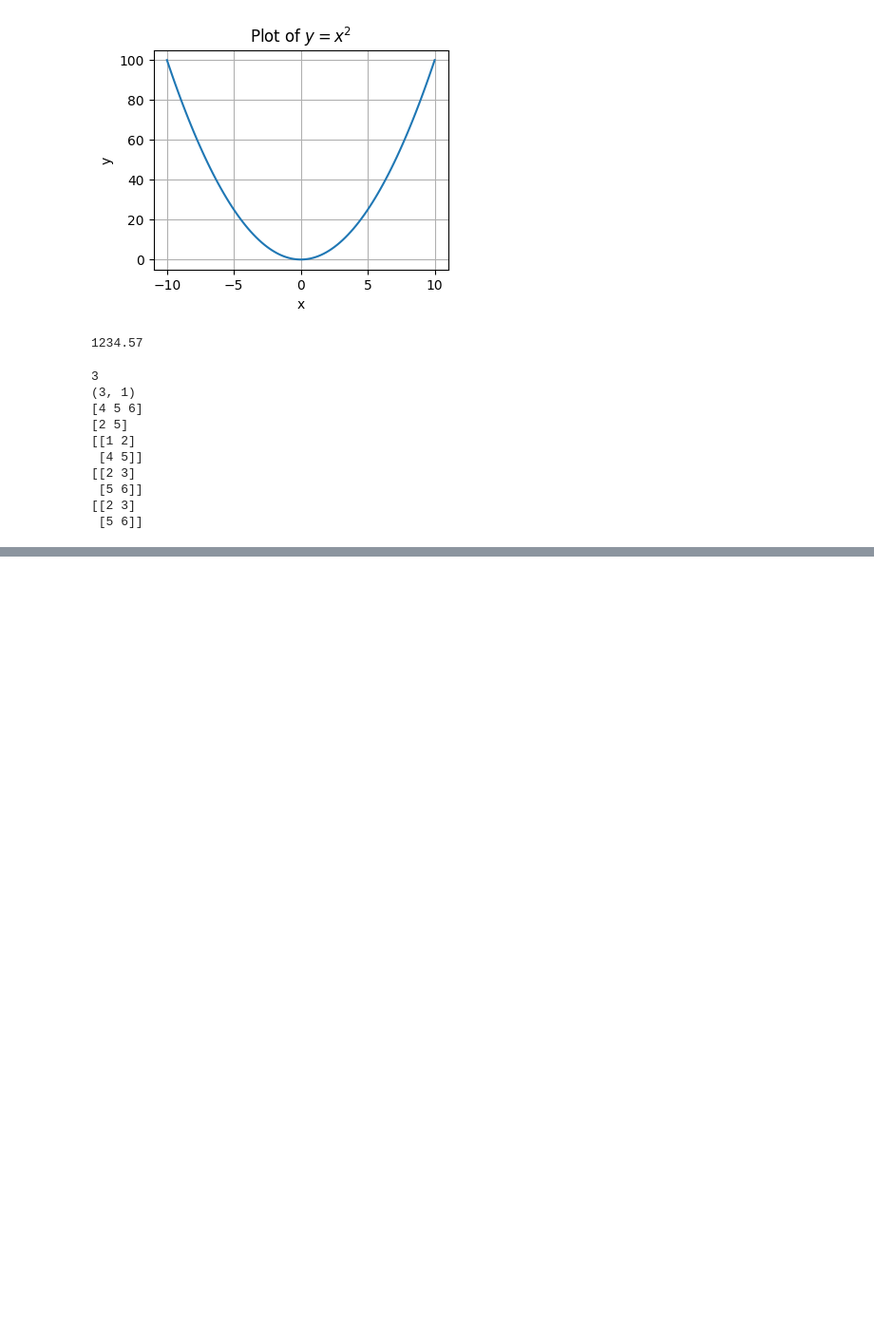
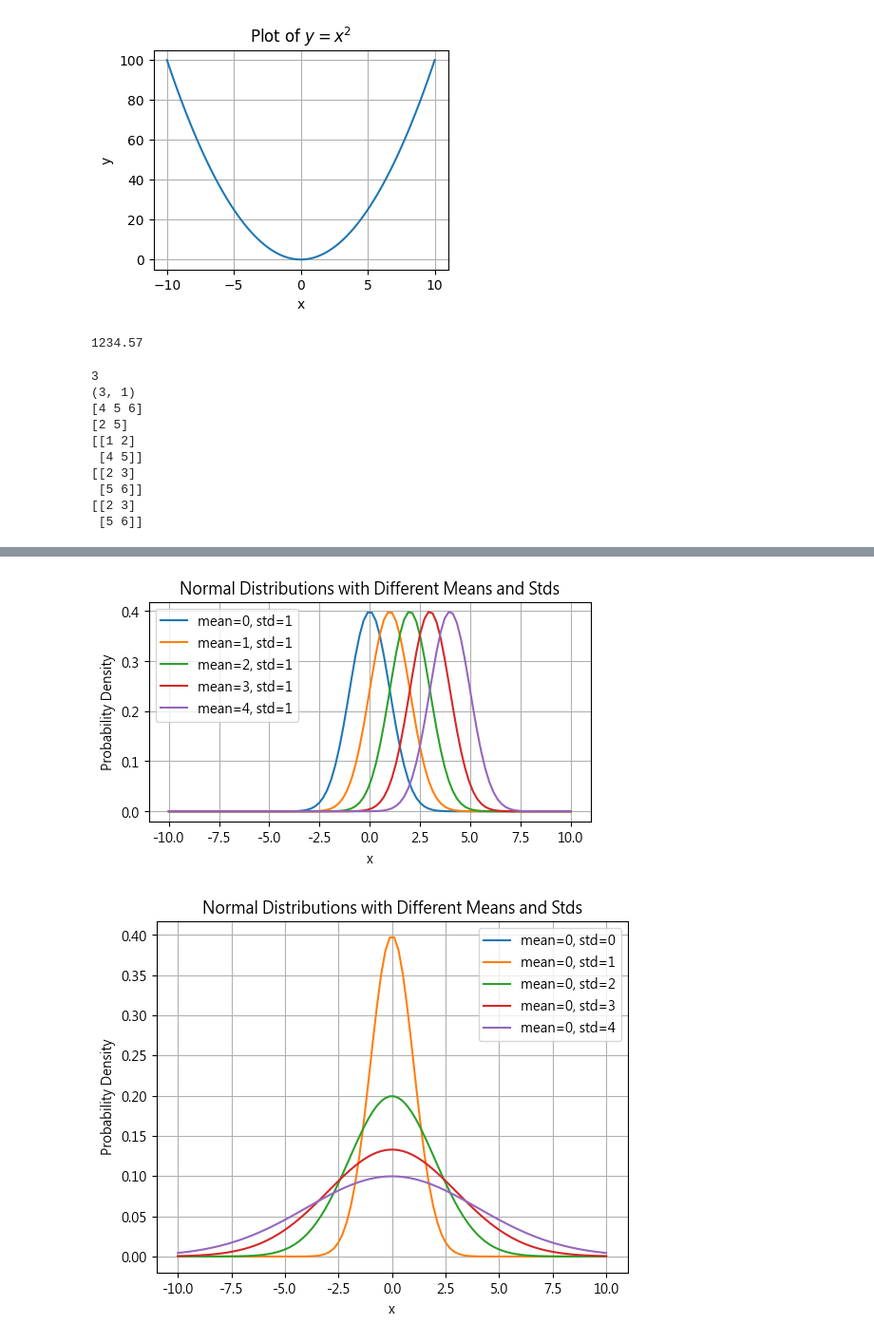
Before and after one commit to linnn-w/class1install-statistics, a Jupyter notebook: class1.ipynb, the cells around one changed output, grey strips where cells are left out. Shown: that part at 95% size. Saved outputs shown, nothing was run; the diff lists cells and outputs as text; code cells hidden in the pictures; blank space fills up the shorter version.

```diff
--- a/class1.ipynb
+++ b/class1.ipynb
@@ -60,0 +77,41 @@ print(D[:, -2:]) # 取倒數兩行
+# %%
+# plot 5 normal distribution curves with different means a
+# and standard deviations
+# 以下可以放或不放，因為已經在前面 import 過
+# import numpy as np
+# import matplotlib.pyplot as plt
+from scipy.stats import norm
+
+fig = plt.figure(figsize=(6,3))
+x = np.linspace(-10, 10, 100)
+
+# 用迴圈產生 mean 和 stds
+for i in range(5):
+    mean = i      # mean 從 0 到 4
+    std =  1   # std 從 1 到 5
+    y = norm.pdf(x, mean, std)
+    plt.plot(x, y, label=f'mean={mean}, std={std}')
+
+plt.title('Normal Distributions with Different Means and Stds')
+plt.xlabel('x')
+plt.ylabel('Probability Density')
+plt.legend()
+plt.grid()
+plt.show()
+for i in range(5):
+    mean = 0      # mean 從 0 到 4
+    std =  i   # std 從 1 到 5
+    y = norm.pdf(x, mean, std)
+    plt.plot(x, y, label=f'mean={mean}, std={std}')
+
+
+
+plt.title('Normal Distributions with Different Means and Stds')
+plt.xlabel('x')
+plt.ylabel('Probability Density')
+plt.legend()
+plt.grid()
+plt.show()
+# %% [output]
+[figure, added]
+[figure, added]
```
Also changed, not shown: parts of 2 cells of this notebook.
